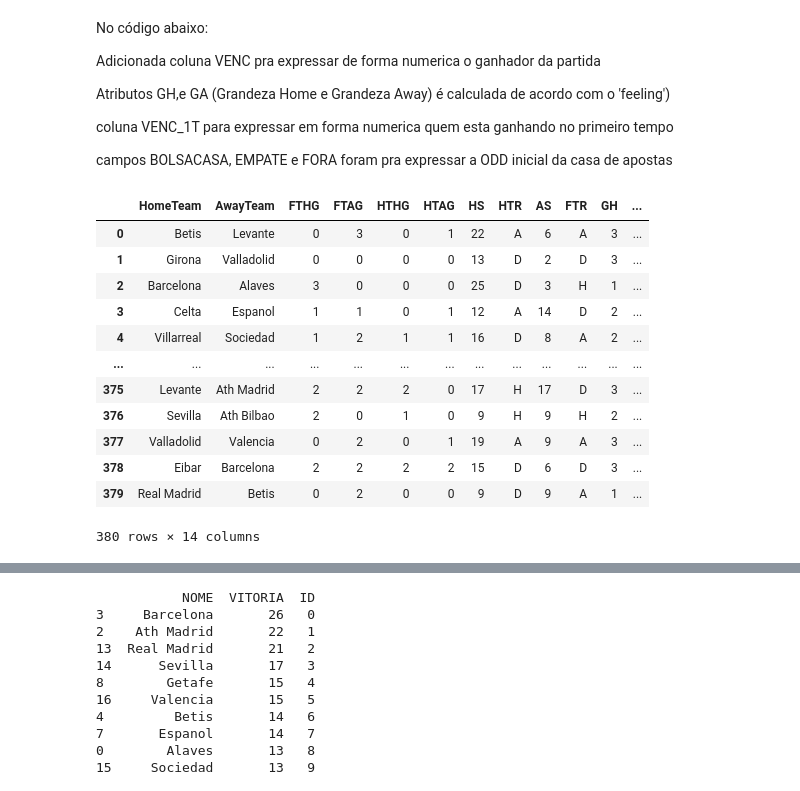
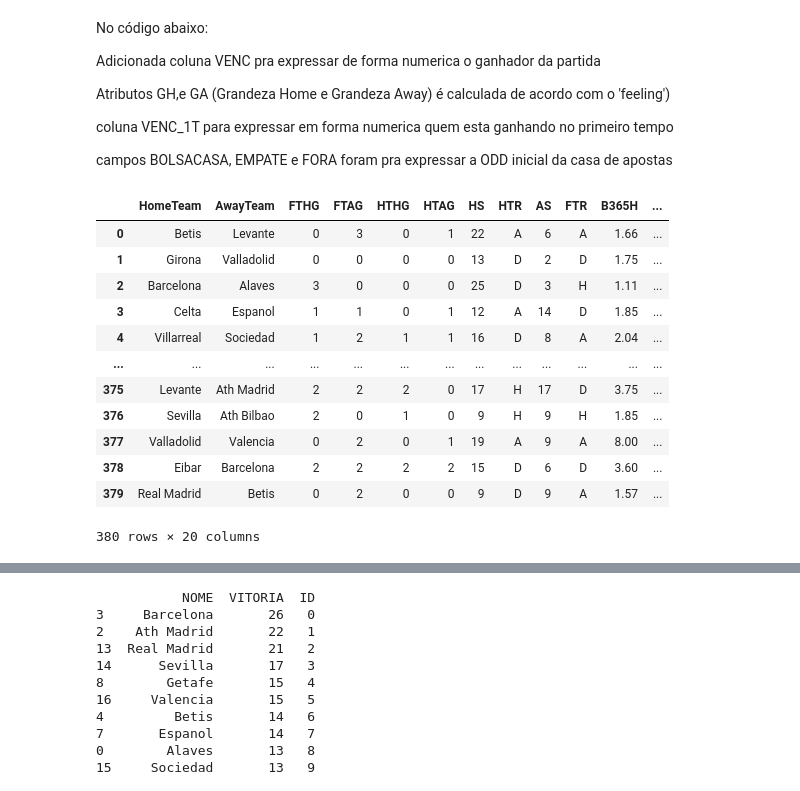
Before and after one commit to ferrerallan/smartsoccer, a Jupyter notebook: colab/SmartSoccer.ipynb, the cells around one changed output, grey strips where cells are left out. Drawn from its saved outputs; the diff is of its cells as text; code cells hidden in the pictures.

```diff
--- a/colab/SmartSoccer.ipynb
+++ b/colab/SmartSoccer.ipynb
@@ -167,6 +186,6 @@ media de gols do time fora de casa é  Barcelona 2.0526315789473686
 # %% [markdown]
 #Limpeza e Tratamento dos dados
 # %%
-dsTratado = dsTodos[['HomeTeam','AwayTeam','FTHG','FTAG','HTHG', 'HTAG', 'HS','HTR', 'AS','FTR']].copy()
+dsTratado = dsTodos[['HomeTeam','AwayTeam','FTHG','FTAG','HTHG', 'HTAG', 'HS','HTR', 'AS','FTR','B365H','B365A','B365D']].copy()
 dsTratado
 # %% [output]
@@ -193,25 +212,25 @@ No código abaixo:
 # %%
 dsTratado['GH'] = dsTratado.apply(lambda row: GetGrandeza(row.HomeTeam), axis = 1)
 dsTratado['GA'] = dsTratado.apply(lambda row: GetGrandeza(row.AwayTeam), axis = 1)
 dsTratado['VENC'] = dsTratado.apply(lambda row: Converter(row.FTR), axis = 1)
 dsTratado['VENC_1T'] = dsTratado.apply(lambda row: Converter(row.HTR), axis = 1)
-#dsTratado['BOLSACASA'] = dsTratado.apply(lambda row: [0, 1][min(row.B365H,row.B365A,row.B365D)==row.B365H], axis=1)
-#dsTratado['BOLSAFORA'] = dsTratado.apply(lambda row: [0, 1][min(row.B365H,row.B365A,row.B365D)==row.B365A], axis=1)
-#dsTratado['BOLSAEMPATE'] = dsTratado.apply(lambda row: [0, 1][min(row.B365H,row.B365A,row.B365D)==row.B365D], axis=1)
+dsTratado['BOLSACASA'] = dsTratado.apply(lambda row: [0, 1][min(row.B365H,row.B365A,row.B365D)==row.B365H], axis=1)
+dsTratado['BOLSAFORA'] = dsTratado.apply(lambda row: [0, 1][min(row.B365H,row.B365A,row.B365D)==row.B365A], axis=1)
+dsTratado['BOLSAEMPATE'] = dsTratado.apply(lambda row: [0, 1][min(row.B365H,row.B365A,row.B365D)==row.B365D], axis=1)
 
 dsTratado
 # %% [output]
-|  | HomeTeam | AwayTeam | FTHG | FTAG | HTHG | HTAG | HS | HTR | AS | FTR | GH | ... |
-| 0 | Betis | Levante | 0 | 3 | 0 | 1 | 22 | A | 6 | A | 3 | ... |
-| 1 | Girona | Valladolid | 0 | 0 | 0 | 0 | 13 | D | 2 | D | 3 | ... |
-| 2 | Barcelona | Alaves | 3 | 0 | 0 | 0 | 25 | D | 3 | H | 1 | ... |
-| 3 | Celta | Espanol | 1 | 1 | 0 | 1 | 12 | A | 14 | D | 2 | ... |
-| 4 | Villarreal | Sociedad | 1 | 2 | 1 | 1 | 16 | D | 8 | A | 2 | ... |
+|  | HomeTeam | AwayTeam | FTHG | FTAG | HTHG | HTAG | HS | HTR | AS | FTR | B365H | ... |
+| 0 | Betis | Levante | 0 | 3 | 0 | 1 | 22 | A | 6 | A | 1.66 | ... |
+| 1 | Girona | Valladolid | 0 | 0 | 0 | 0 | 13 | D | 2 | D | 1.75 | ... |
+| 2 | Barcelona | Alaves | 3 | 0 | 0 | 0 | 25 | D | 3 | H | 1.11 | ... |
+| 3 | Celta | Espanol | 1 | 1 | 0 | 1 | 12 | A | 14 | D | 1.85 | ... |
+| 4 | Villarreal | Sociedad | 1 | 2 | 1 | 1 | 16 | D | 8 | A | 2.04 | ... |
 | ... | ... | ... | ... | ... | ... | ... | ... | ... | ... | ... | ... | ... |
-| 375 | Levante | Ath Madrid | 2 | 2 | 2 | 0 | 17 | H | 17 | D | 3 | ... |
-| 376 | Sevilla | Ath Bilbao | 2 | 0 | 1 | 0 | 9 | H | 9 | H | 2 | ... |
-| 377 | Valladolid | Valencia | 0 | 2 | 0 | 1 | 19 | A | 9 | A | 3 | ... |
-| 378 | Eibar | Barcelona | 2 | 2 | 2 | 2 | 15 | D | 6 | D | 3 | ... |
-| 379 | Real Madrid | Betis | 0 | 2 | 0 | 0 | 9 | D | 9 | A | 1 | ... |
+| 375 | Levante | Ath Madrid | 2 | 2 | 2 | 0 | 17 | H | 17 | D | 3.75 | ... |
+| 376 | Sevilla | Ath Bilbao | 2 | 0 | 1 | 0 | 9 | H | 9 | H | 1.85 | ... |
+| 377 | Valladolid | Valencia | 0 | 2 | 0 | 1 | 19 | A | 9 | A | 8.00 | ... |
+| 378 | Eibar | Barcelona | 2 | 2 | 2 | 2 | 15 | D | 6 | D | 3.60 | ... |
+| 379 | Real Madrid | Betis | 0 | 2 | 0 | 0 | 9 | D | 9 | A | 1.57 | ... |
-380 rows × 14 columns
+380 rows × 20 columns
 # %%
```
Also changed, not shown: parts of 19 cells of this notebook.
